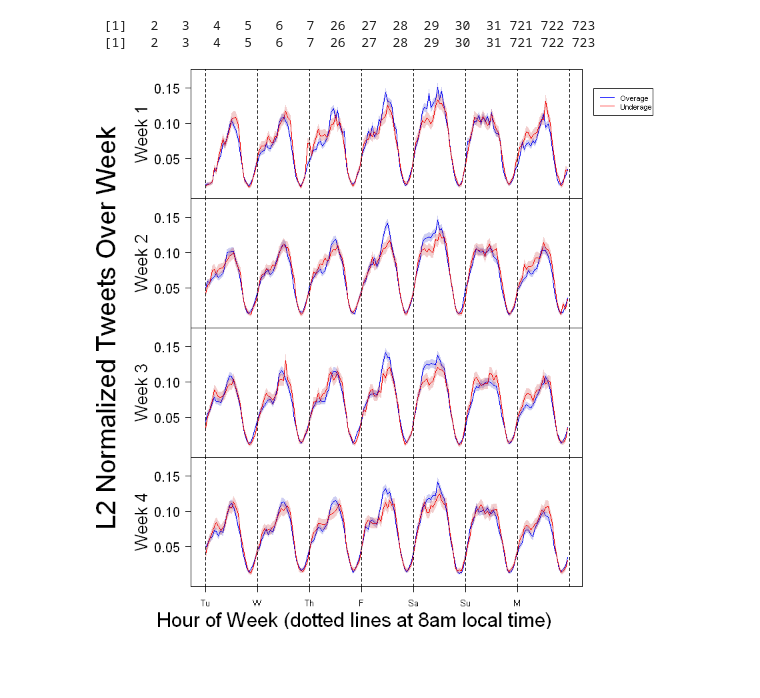
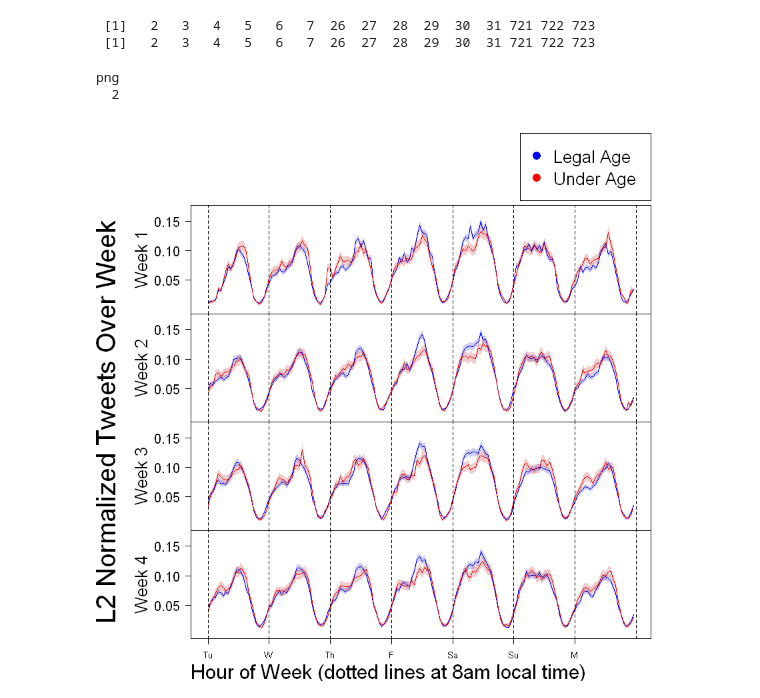
Before and after one commit to tj2huang/nyu-research, a Jupyter notebook: notebooks/r/final-plots.ipynb, the cells around one changed output. Cells and saved outputs as stored; diff of their text form; code cells hidden in the pictures; blank space fills up the shorter version.

Commit message:
prediction script update, more plots

```diff
--- a/notebooks/r/final-plots.ipynb
+++ b/notebooks/r/final-plots.ipynb
@@ -188,43 +196,48 @@ over_under_plot <- function(weeks.o, weeks.u, weeks.t){
     week_names = c('Week 1', 'Week 2', 'Week 3', 'Week 4')
     par(mfrow=c(4,1))
     # outer margin
-    par(oma = c(4, 3, 0, 7))
+    par(oma = c(4, 3, 8, 0.5))
     under_color <- rgb(190, 0, 0, alpha=50, maxColorValue=255)
     over_color <- rgb(0, 0, 190, alpha=50, maxColorValue=255)
     for (col in 1:4){
         # remove space for x-axis
         yrange = c(0, 0.17)
         par(mar = c(0, 6, 0, 0))
         o.std = 1.96*series.std(weeks.o[,col], weeks.t[,col])*weeks.t[,col]/norm(weeks.o[,col], type='2')
         o.above = normed_weeks.o[, col] + o.std
         o.below = normed_weeks.o[, col] - o.std
 
         u.std = 1.96*series.std(weeks.u[,col], weeks.t[,col])*weeks.t[,col]/norm(weeks.u[,col], type='2')
         u.above = normed_weeks.u[, col] + u.std
         u.below = normed_weeks.u[, col] - u.std
 
         plot(normed_weeks.o[, col], type='l', xaxt='n', ylim=yrange, yaxt='n', ylab='', col='blue')
         lines(normed_weeks.u[, col], col='red')
         polygon(c(1:168, rev(1:168)), c(o.above, rev(o.below)), col = over_color, border = NA)
         polygon(c(1:168, rev(1:168)), c(u.above, rev(u.below)), col = under_color, border = NA)
 
         title(ylab=week_names[col], line=4, las=1, cex.lab=2)
         axis(2, labels = c('0.05', '0.10', '0.15'), at=c(0.05, 0.1, 0.15), las = 1, cex.axis=1.5)
         abline(v=seq(1, (168+24), by=24), lty=2)
     }
 
     mtext('L2 Normalized Tweets Over Week', side = 2, outer = TRUE, line = 1, cex=2)
     mtext('Hour of Week (dotted lines at 8am local time)', side = 1, outer = TRUE, line = 3, cex=1.5)
     axis(1, labels = c('Tu', 'W', 'Th', 'F', 'Sa', 'Su', 'M'), at=seq(1, 168, by=24), outer=TRUE)
     par(xpd=NA)
-    legend(180,0.7,
-       c("Overage", "Underage"),
+    legend(123.5,0.85,
+       c("Legal Age", "Under Age"),
        col = c("blue", "red"),
-       cex = 0.8,
-       lwd = 1, lty = 1)
+       cex = 2, pch=19)
+
 
 }
 over_under_plot(weeks.o, weeks.u, weeks.t)
-# save_png(over_under_plot, 'C:/users/tom work/pycharmprojects/twipsy-lite/plots/over-under.png')
+
+pdf('c:/users/tom/documents/research/alc-plots/age-plot.pdf',width=7,height=8,paper='special')
+over_under_plot(weeks.o, weeks.u, weeks.t)
+dev.off()
 # %% [output]
+png
+  2
-[figure, old version]
+[figure, new version]
```
Also changed, not shown: parts of 16 cells of this notebook, 12 other files.
